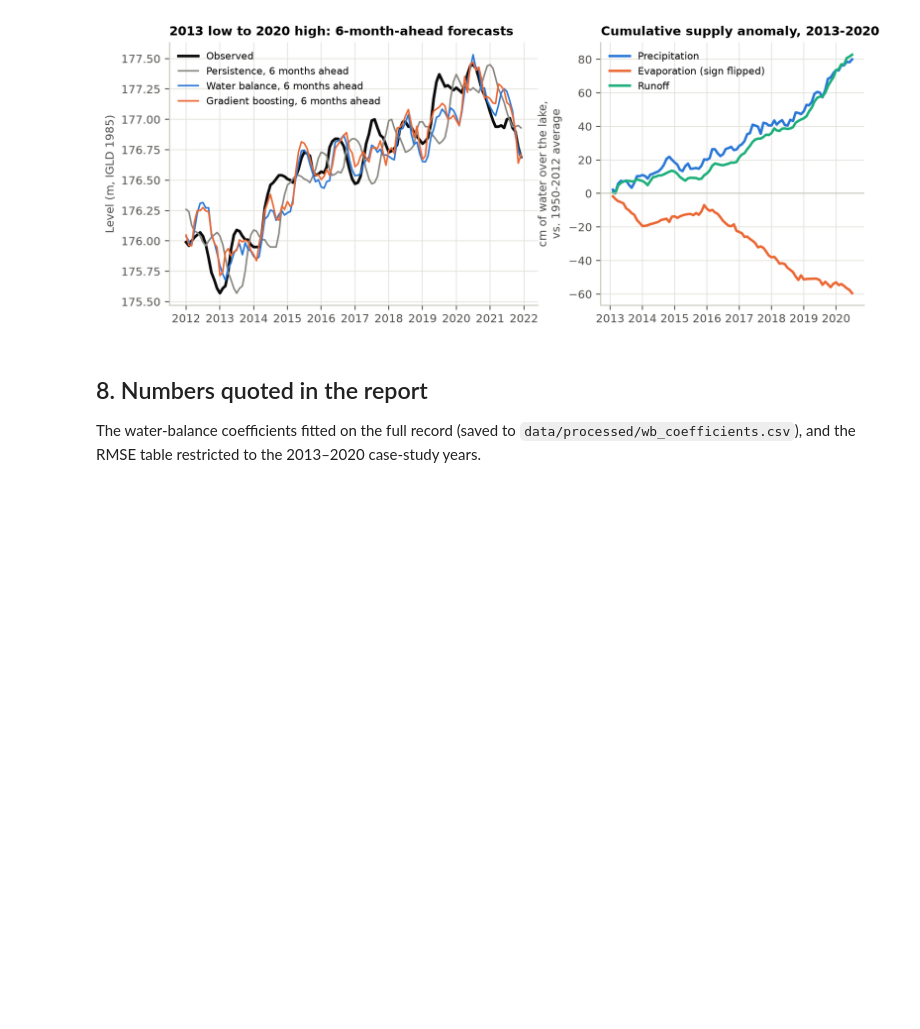
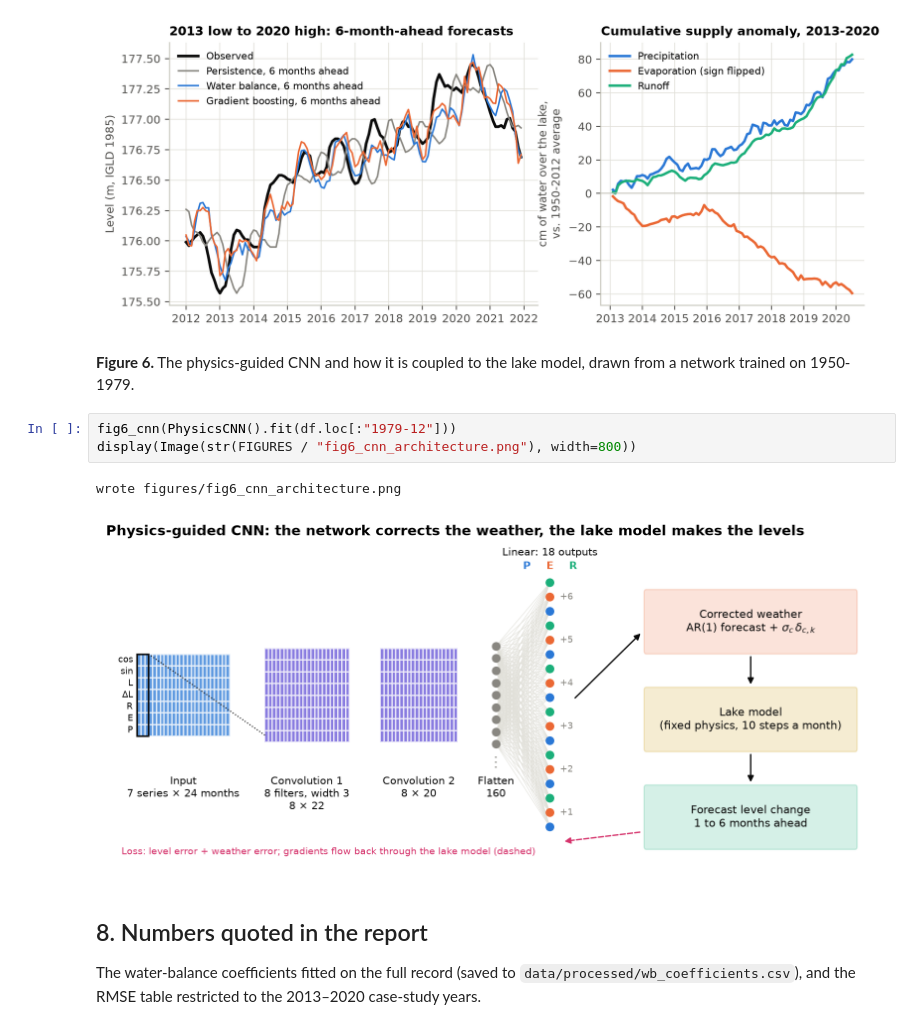
Before and after one commit to samuspdf/Great_Lakes_level, a Jupyter notebook: notebooks/main.ipynb, the cells around one changed output. Cells and saved outputs as stored; diff of their text form; blank space fills up the shorter version.

```diff
--- a/notebooks/main.ipynb
+++ b/notebooks/main.ipynb
@@ -257,6 +257,14 @@ display(Image(str(FIGURES / "fig5_case_study_2013_2020.png"), width=800))
 wrote figures/fig5_case_study_2013_2020.png
   case study: {'level_rise_m': 1.88, 'cum_precip_cm': 79.95, 'cum_minus_evap_cm': -59.49, 'cum_runoff_cm': 82.73}
 [figure]
+# %% [markdown]
+**Figure 6.** The physics-guided CNN and how it is coupled to the lake model, drawn from a network trained on 1950-1979.
+# %%
+fig6_cnn(PhysicsCNN().fit(df.loc[:"1979-12"]))
+display(Image(str(FIGURES / "fig6_cnn_architecture.png"), width=800))
+# %% [output]
+wrote figures/fig6_cnn_architecture.png
+[figure, added]
 # %% [markdown]
 ## 8. Numbers quoted in the report
 
```
Also changed, not shown: 5 other files.
